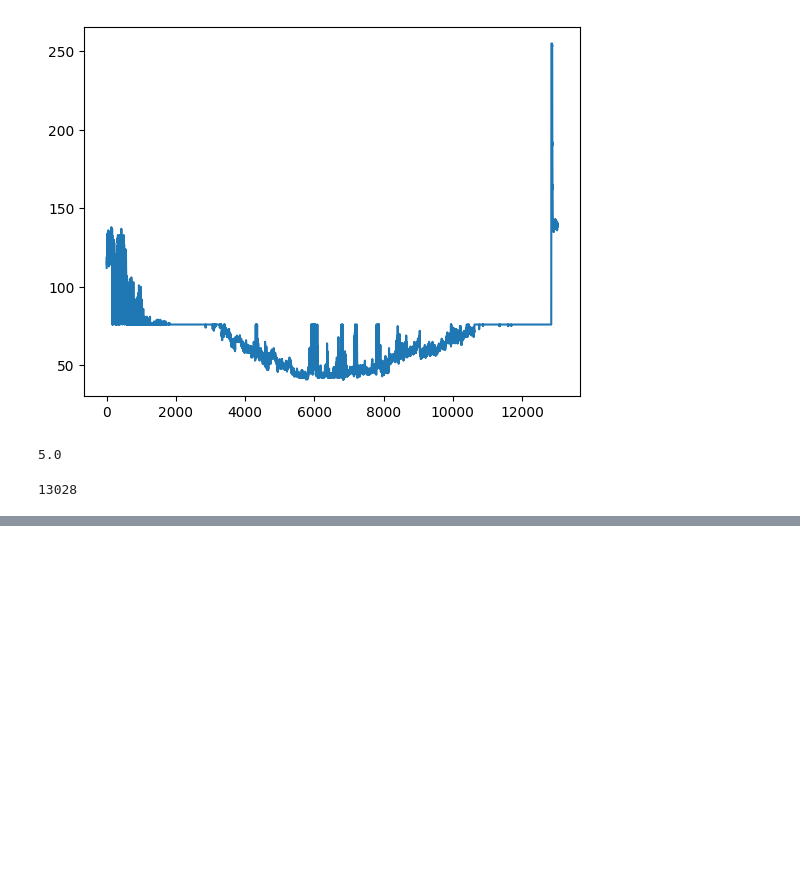
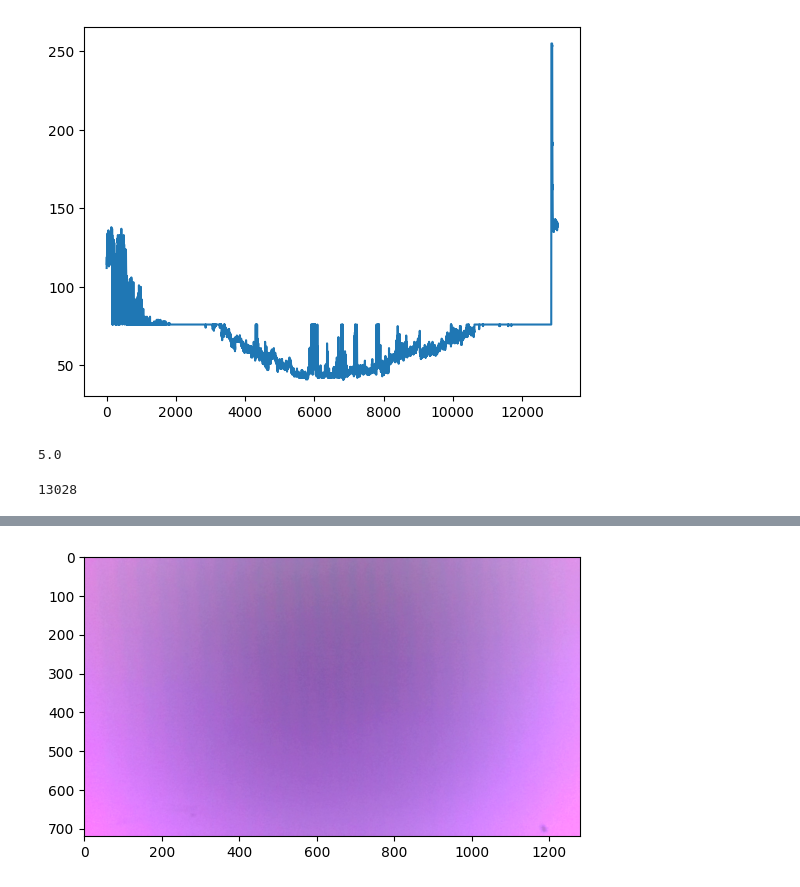
Before and after one commit to shopin32/optic-metrology, a Jupyter notebook: notebooks/IT_IDEA.ipynb, the cells around one changed output, grey strips where cells are left out. Cells and saved outputs as stored; diff of their text form; code cells hidden in the pictures; blank space fills up the shorter version.

```diff
--- a/notebooks/IT_IDEA.ipynb
+++ b/notebooks/IT_IDEA.ipynb
@@ -144,0 +171,7 @@ plt.show()
+# %%
+image = cv2.imread(frames_df.loc[13000, 'Frame_Path'])
+rgb = cv2.cvtColor(image, cv2.COLOR_BGR2RGB)
+plt.imshow(rgb)
+plt.show()
+# %% [output]
+[figure, added]
```
Also changed, not shown: parts of 2 cells of this notebook.
